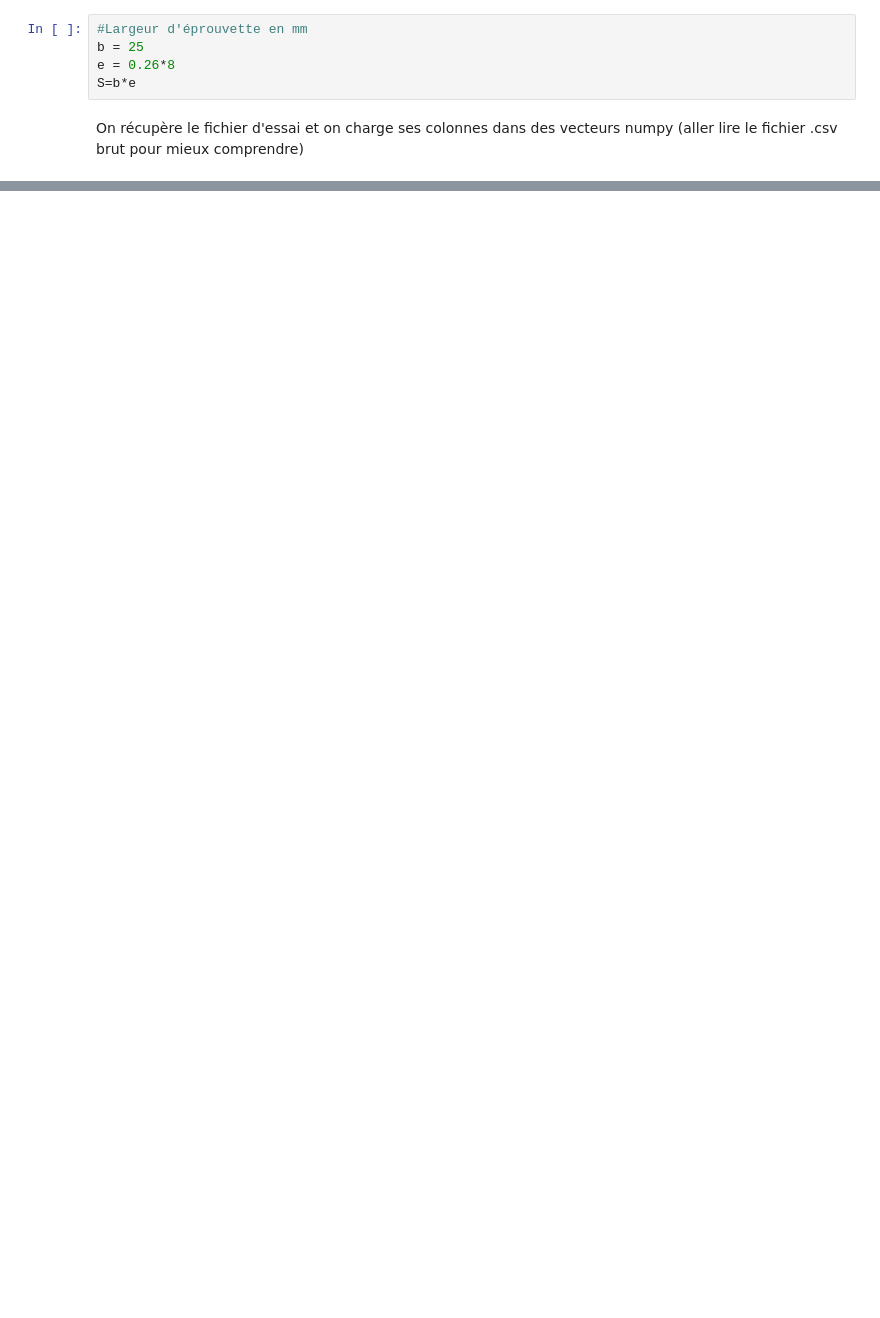
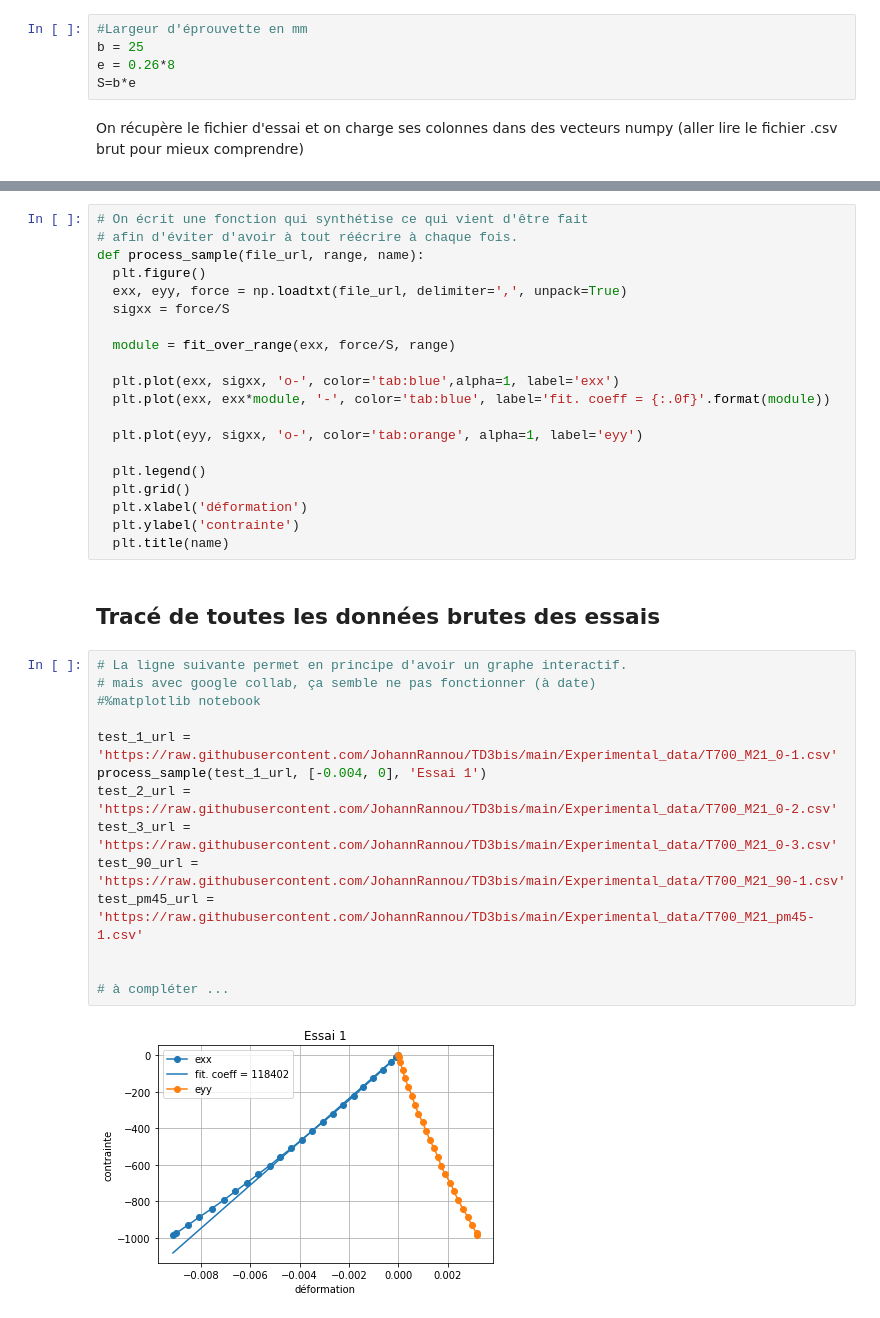
Before and after one commit to JohannRannou/TD3bis, a Jupyter notebook: TD_3_identification.ipynb, the cells around one changed output, grey strips where cells are left out. Cells and saved outputs as stored; diff of their text form; blank space fills up the shorter version.

```diff
--- a/TD_3_identification.ipynb
+++ b/TD_3_identification.ipynb
@@ -91,0 +145,38 @@ On récupère le fichier d'essai et on charge ses colonnes dans des vecteurs num
+# %%
+# On écrit une fonction qui synthétise ce qui vient d'être fait
+# afin d'éviter d'avoir à tout réécrire à chaque fois.
+def process_sample(file_url, range, name):
+  plt.figure()
+  exx, eyy, force = np.loadtxt(file_url, delimiter=',', unpack=True)
+  sigxx = force/S
+
+  module = fit_over_range(exx, force/S, range)
+
+  plt.plot(exx, sigxx, 'o-', color='tab:blue',alpha=1, label='exx')
+  plt.plot(exx, exx*module, '-', color='tab:blue', label='fit. coeff = {:.0f}'.format(module))
+
+  plt.plot(eyy, sigxx, 'o-', color='tab:orange', alpha=1, label='eyy')
+
+  plt.legend()
+  plt.grid()
+  plt.xlabel('déformation')
+  plt.ylabel('contrainte')
+  plt.title(name)
+# %% [markdown]
+## Tracé de toutes les données brutes des essais
+# %%
+# La ligne suivante permet en principe d'avoir un graphe interactif.
+# mais avec google collab, ça semble ne pas fonctionner (à date)
+#%matplotlib notebook
+
+test_1_url = 'https://raw.githubusercontent.com/JohannRannou/TD3bis/main/Experimental_data/T700_M21_0-1.csv'
+process_sample(test_1_url, [-0.004, 0], 'Essai 1')
+test_2_url = 'https://raw.githubusercontent.com/JohannRannou/TD3bis/main/Experimental_data/T700_M21_0-2.csv'
+test_3_url = 'https://raw.githubusercontent.com/JohannRannou/TD3bis/main/Experimental_data/T700_M21_0-3.csv'
+test_90_url = 'https://raw.githubusercontent.com/JohannRannou/TD3bis/main/Experimental_data/T700_M21_90-1.csv'
+test_pm45_url = 'https://raw.githubusercontent.com/JohannRannou/TD3bis/main/Experimental_data/T700_M21_pm45-1.csv'
+
+
+# à compléter ...
+# %% [output]
+[figure, added]
```
Also changed, not shown: parts of 28 cells of this notebook.
